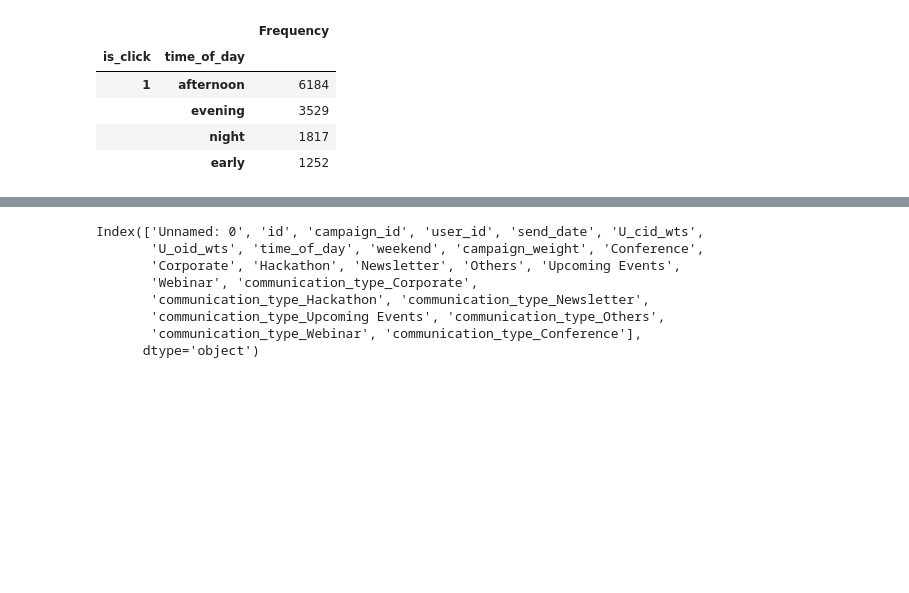
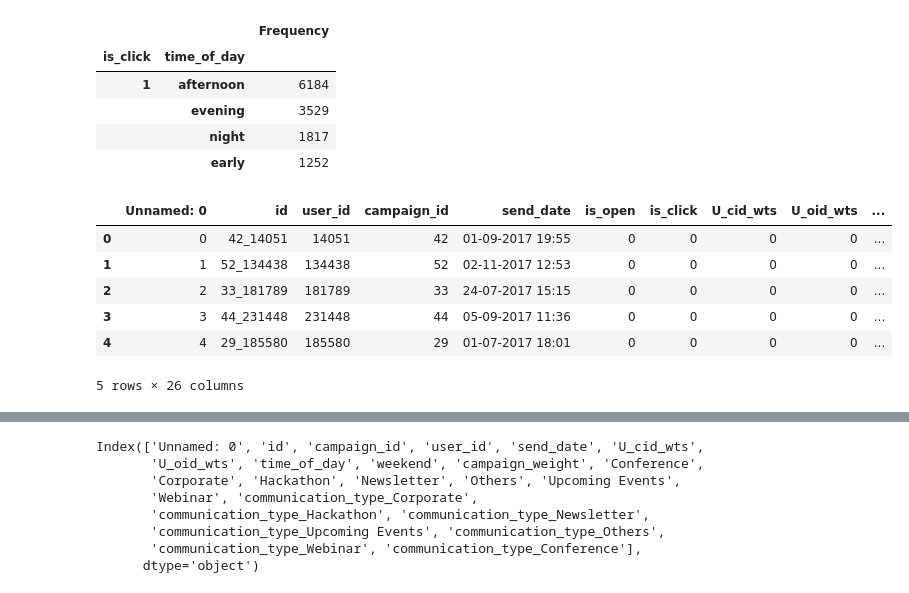
Before and after one commit to BabaCafe/Click-Prediction-AV-Hackathon, a Jupyter notebook: Click.ipynb, the cells around one changed output, grey strips where cells are left out. Saved outputs shown, nothing was run; the diff lists cells and outputs as text; code cells hidden in the pictures; blank space fills up the shorter version.

```diff
--- a/Click.ipynb
+++ b/Click.ipynb
@@ -1130 +1130,11 @@ data=pd.read_csv('Data_Final.csv')
+# %%
+data.head()
+# %% [output]
+|  | Unnamed: 0 | id | user_id | campaign_id | send_date | is_open | is_click | U_cid_wts | U_oid_wts | ... |
+| 0 | 0 | 42_14051 | 14051 | 42 | 01-09-2017 19:55 | 0 | 0 | 0 | 0 | ... |
+| 1 | 1 | 52_134438 | 134438 | 52 | 02-11-2017 12:53 | 0 | 0 | 0 | 0 | ... |
+| 2 | 2 | 33_181789 | 181789 | 33 | 24-07-2017 15:15 | 0 | 0 | 0 | 0 | ... |
+| 3 | 3 | 44_231448 | 231448 | 44 | 05-09-2017 11:36 | 0 | 0 | 0 | 0 | ... |
+| 4 | 4 | 29_185580 | 185580 | 29 | 01-07-2017 18:01 | 0 | 0 | 0 | 0 | ... |
+5 rows × 26 columns
 # %%
```
Also changed, not shown: parts of 3 cells of this notebook.
